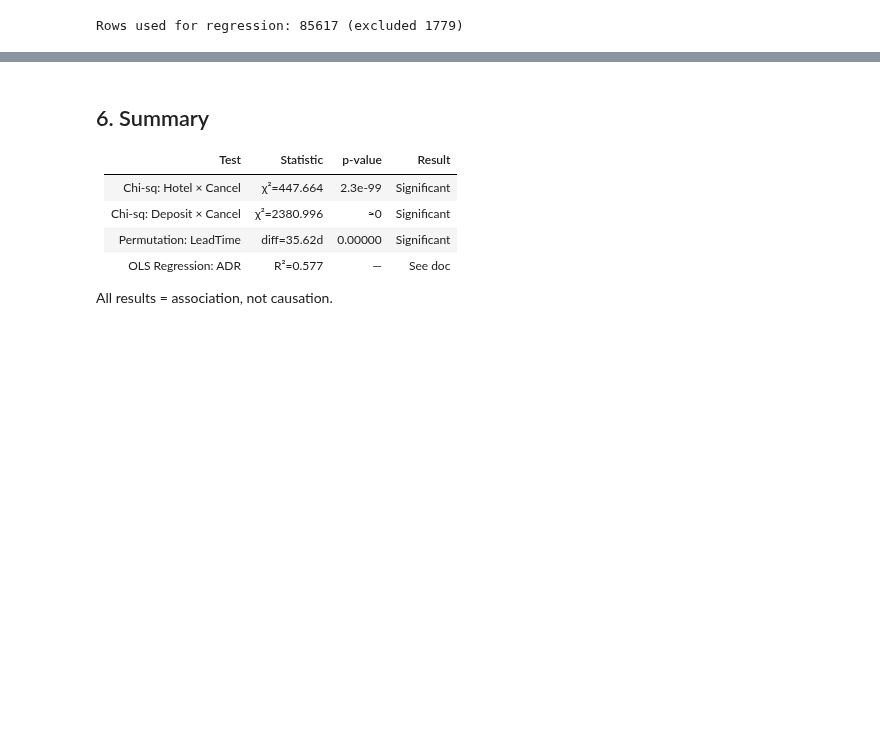
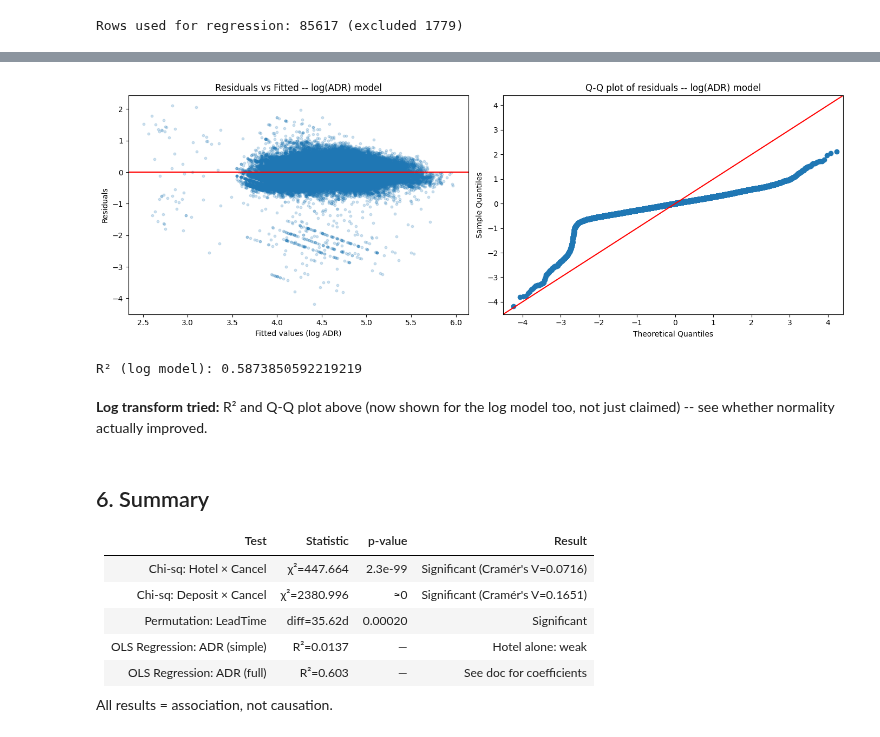
Before and after one commit to JahnaviSatish/BookingLens-Hotel-Booking-Behaviour, a Jupyter notebook: notebooks/03_inference_regression.ipynb, the cells around one changed output, grey strips where cells are left out. Saved outputs shown, nothing was run; the diff lists cells and outputs as text; code cells hidden in the pictures; blank space fills up the shorter version.

```diff
--- a/notebooks/03_inference_regression.ipynb
+++ b/notebooks/03_inference_regression.ipynb
@@ -383,11 +427,40 @@ R² (log model): 0.5699543475538876
+# %%
+import numpy as np
+y_log = np.log1p(df_reg["ADR"])
+model_log = sm.OLS(y_log, X).fit()
+resid_log = model_log.resid
+fitted_log = model_log.fittedvalues
+
+fig, axes = plt.subplots(1, 2, figsize=(14, 5))
+
+axes[0].scatter(fitted_log, resid_log, alpha=0.2, s=10)
+axes[0].axhline(0, color="red")
+axes[0].set_xlabel("Fitted values (log ADR)")
+axes[0].set_ylabel("Residuals")
+axes[0].set_title("Residuals vs Fitted -- log(ADR) model")
+
+sm.qqplot(resid_log, line="45", ax=axes[1])
+axes[1].set_title("Q-Q plot of residuals -- log(ADR) model")
+
+plt.tight_layout()
+plt.savefig(f"{FIG_DIR}/adr_log_residual_diagnostics.png", dpi=120)
+plt.show()
+
+print("R\u00b2 (log model):", model_log.rsquared)
+# %% [output]
+[figure, added]
+R² (log model): 0.5873850592219219
+# %% [markdown]
+**Log transform tried:** R² and Q-Q plot above (now shown for the log model too, not just claimed) -- see whether normality actually improved.
 # %% [markdown]
 ## 6. Summary
 
 | Test | Statistic | p-value | Result |
 |---|---|---|---|
-| Chi-sq: Hotel × Cancel | χ²=447.664 | 2.3e-99 | Significant |
-| Chi-sq: Deposit × Cancel | χ²=2380.996 | ≈0 | Significant |
-| Permutation: LeadTime | diff=35.62d | 0.00000 | Significant |
-| OLS Regression: ADR | R²=0.577 | — | See doc |
+| Chi-sq: Hotel × Cancel | χ²=447.664 | 2.3e-99 | Significant (Cramér's V=0.0716) |
+| Chi-sq: Deposit × Cancel | χ²=2380.996 | ≈0 | Significant (Cramér's V=0.1651) |
+| Permutation: LeadTime | diff=35.62d | 0.00020 | Significant |
+| OLS Regression: ADR (simple) | R²=0.0137 | — | Hotel alone: weak |
+| OLS Regression: ADR (full) | R²=0.603 | — | See doc for coefficients |
 
 All results = association, not causation.
```
Also changed, not shown: parts of 22 cells of this notebook, 2 other files.
